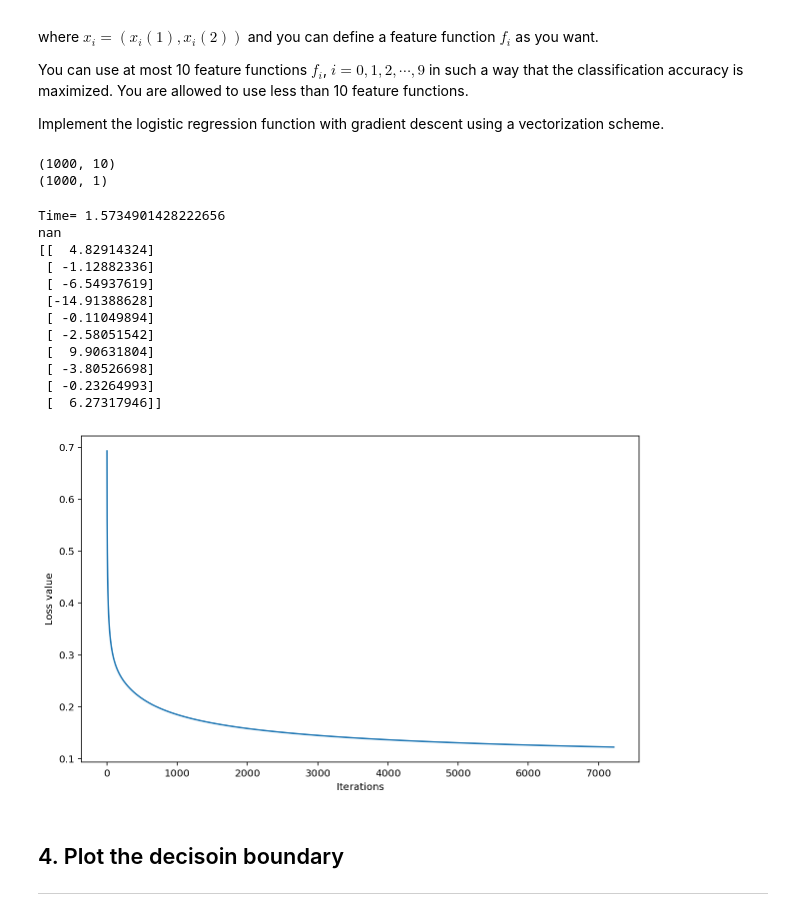
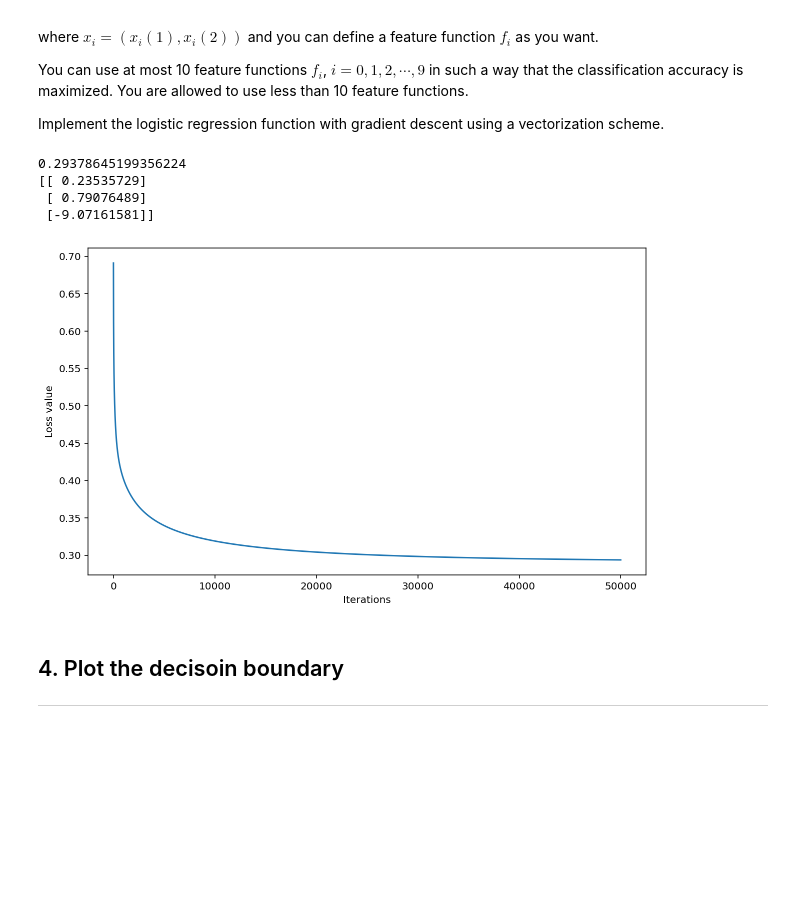
Before and after one commit to wkdthf21/Machine-Learning-Assignment, a Jupyter notebook: 05/assignment_05_b.ipynb, the cells around one changed output. Cells and saved outputs as stored; diff of their text form; code cells hidden in the pictures; blank space fills up the shorter version.

```diff
--- a/05/assignment_05_b.ipynb
+++ b/05/assignment_05_b.ipynb
@@ -40,7 +40,7 @@ Plot the data points.
 You may use matplotlib function `scatter(x,y)`.
 # %%
 # import data with numpy
-data = np.loadtxt('dataset_05_b.txt', delimiter=',')
+data = np.loadtxt('dataset-b.txt', delimiter=',')
 
 # number of training data
 n = data.shape[0]
@@ -161,45 +161,50 @@ You can use at most 10 feature functions $f_i$, $i = 0, 1, 2, \cdots, 9$ in such
 
 Implement the logistic regression function with gradient descent using a vectorization scheme.
 # %%
+def featureFunction(x1, x2, n):
+
+    result = np.ones([n, 3])
+
+    result[:, 0] = 1
+    result[:, 1] = x1 ** 3
+    result[:, 2] = x2 ** 3
+    #result[:, 3] = x2 ** 2
+    #result[:, 4] = 1
+    #result[:, 5] = x1 ** 3
+    #result[:, 6] = x2 ** 3
+    #result[:, 7] = x1 ** 4
+    #result[:, 8] = x2 ** 4
+
+
+    return result
+
 # construct the data matrix X, and label vector y
 n = data.shape[0]
-X =
-y = # label
-print(y.shape)
+X = featureFunction(x1, x2, n)
 
+y = data[:,2][:,None] # label
 
 # run gradient descent algorithm
 start = time.time()
-w_init =
-tau = ; max_iter =
-w, L_iters = grad_desc( )
-print('Time=',time.time() - start)
-print(L_iters[-1])
+w_init = np.array([0 for i in range(X.shape[1])])[:,None]
+tau = 0.01; max_iter = 50000
+w, L_iters = grad_desc(X, y , w_init, tau, max_iter)
+
+print(L_iters[max_iter-1])
 print(w)
 
-
 # plot
-plt.figure(4, figsize=(10,6))
-plt.plot( )
+plt.figure(3, figsize=(10,6))
+plt.plot(np.array(range(max_iter)), L_iters)
 plt.xlabel('Iterations')
 plt.ylabel('Loss value')
 plt.show()
 # %% [output]
-(1000, 10)
-(1000, 1)
+0.29378645199356224
+[[ 0.23535729]
+ [ 0.79076489]
+ [-9.07161581]]
-Time= 1.5734901428222656
-nan
-[[  4.82914324]
- [ -1.12882336]
- [ -6.54937619]
- [-14.91388628]
- [ -0.11049894]
- [ -2.58051542]
- [  9.90631804]
- [ -3.80526698]
- [ -0.23264993]
- [  6.27317946]]
-[figure, old version]
+[figure, new version]
 # %% [markdown]
 ## 4. Plot the decisoin boundary
 <hr>
```
Also changed, not shown: parts of 3 cells of this notebook.
